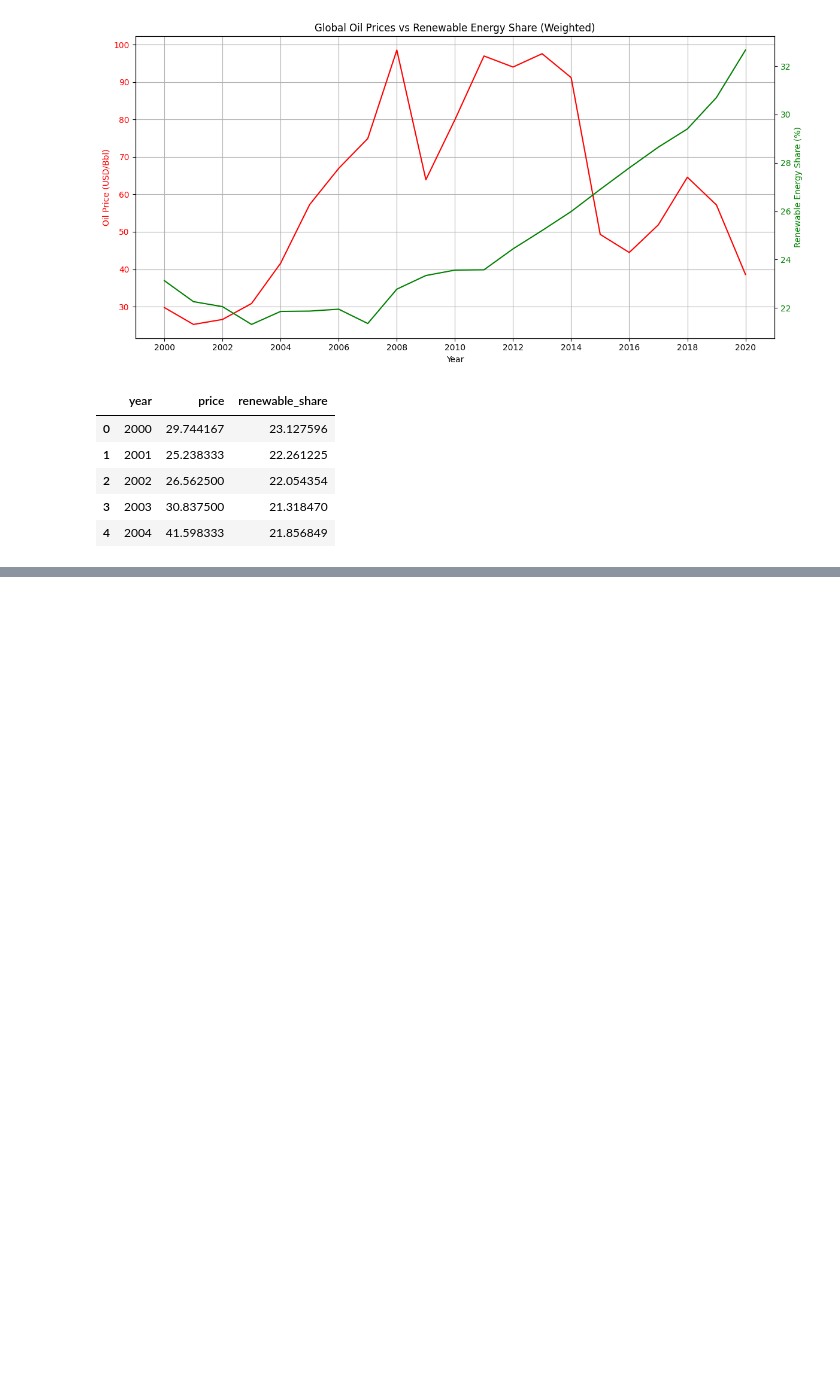
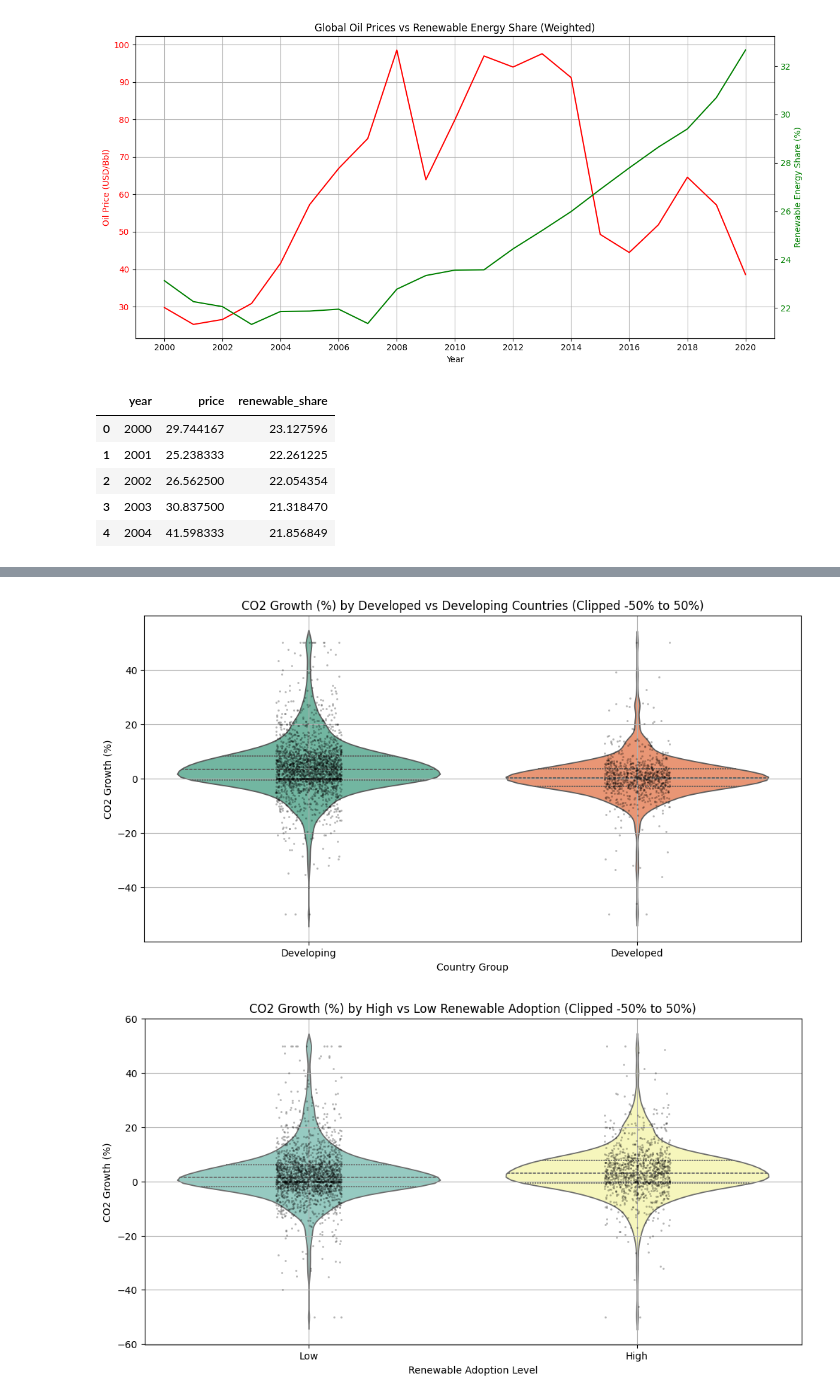
Before and after one commit to MaksimusRex/Data-Analysis-on-Emissions-Energy-and-EVs, a Jupyter notebook: DataAnalysisEmissions.ipynb, the cells around one changed output, grey strips where cells are left out. Cells and saved outputs as stored; diff of their text form; code cells hidden in the pictures; blank space fills up the shorter version.

```diff
--- a/DataAnalysisEmissions.ipynb
+++ b/DataAnalysisEmissions.ipynb
@@ -1130,0 +1214,26 @@ merged.head()
+# %%
+# Clip extreme growth values for visualization
+df_ec['co2_growth_clip'] = df_ec['co2_growth_pct'].clip(-50, 50)
+
+plt.figure(figsize=(12,6))
+sns.violinplot(data=df_ec, x='dev_status', y='co2_growth_clip', hue='dev_status', palette='Set2', legend=False, inner='quartile')
+sns.stripplot(data=df_ec, x='dev_status', y='co2_growth_clip', color='k', size=2, alpha=0.3)
+plt.title('CO2 Growth (%) by Developed vs Developing Countries (Clipped -50% to 50%)')
+plt.ylabel('CO2 Growth (%)')
+plt.xlabel('Country Group')
+plt.grid(True)
+plt.show()
+
+plt.figure(figsize=(12,6))
+sns.violinplot(data=df_ec, x='renewable_level', y='co2_growth_clip', hue='renewable_level', palette='Set3', inner='quartile', legend=False
+)
+
+sns.stripplot(data=df_ec, x='renewable_level', y='co2_growth_clip', color='k', size=2, alpha=0.3)
+plt.title('CO2 Growth (%) by High vs Low Renewable Adoption (Clipped -50% to 50%)')
+plt.ylabel('CO2 Growth (%)')
+plt.xlabel('Renewable Adoption Level')
+plt.grid(True)
+plt.show()
+# %% [output]
+[figure, added]
+[figure, added]
```
Also changed, not shown: parts of 4 cells of this notebook.
